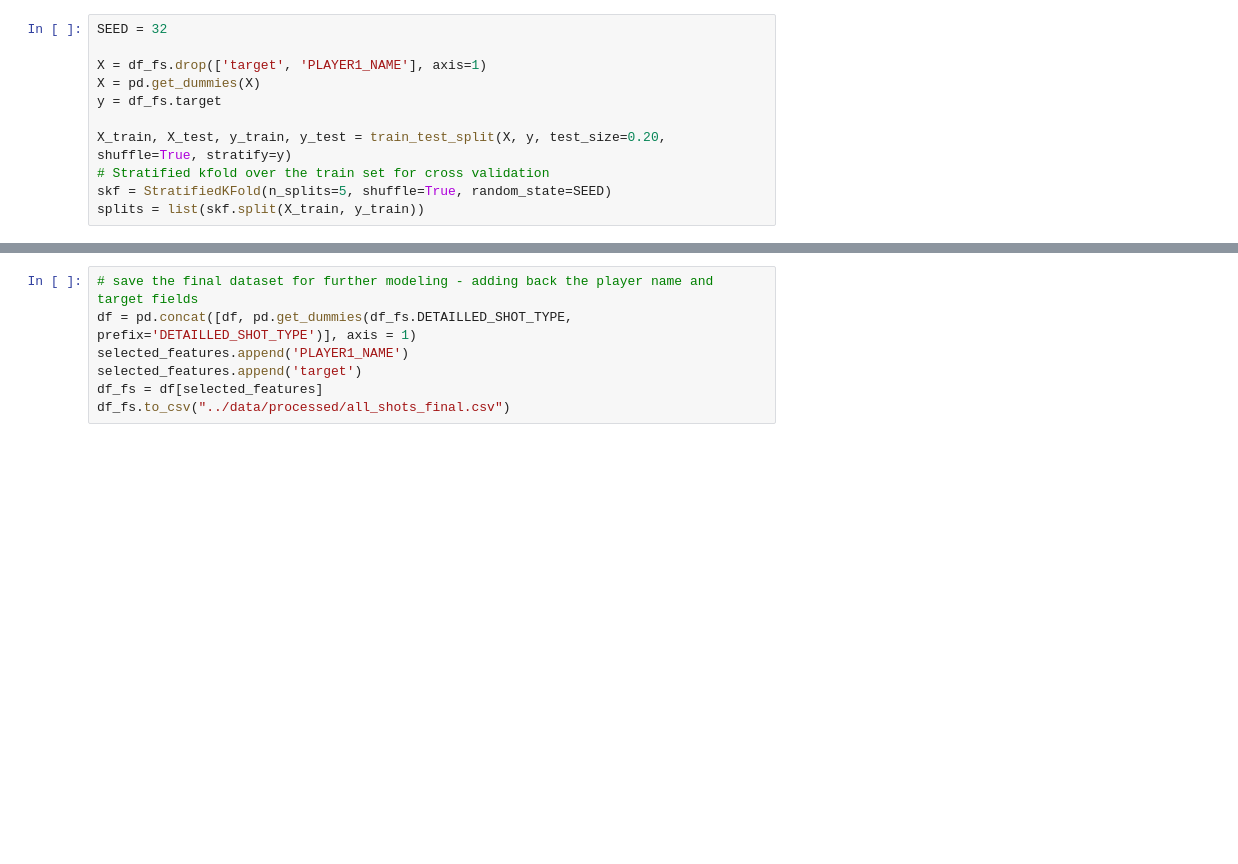
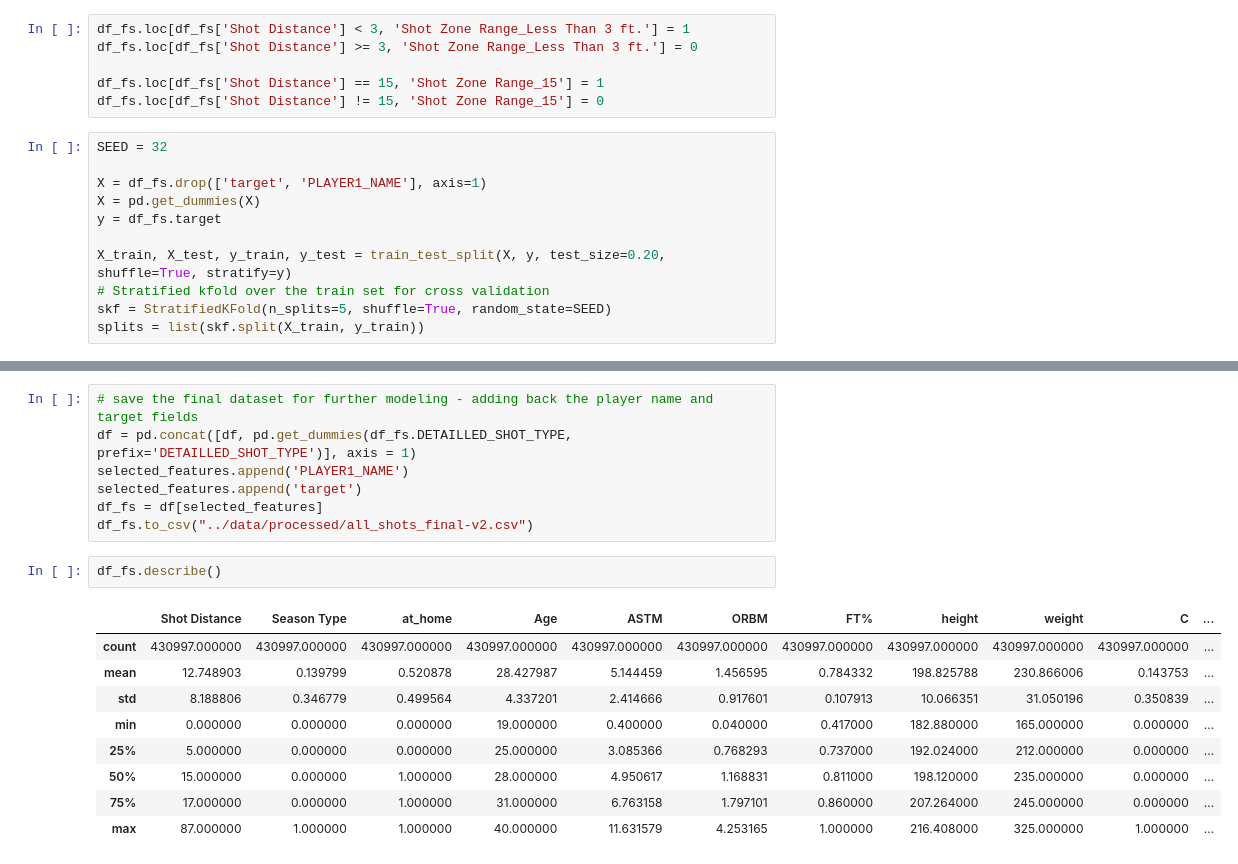
Before and after one commit to DataScientest-Studio/fev24_cds_nba1, a Jupyter notebook: notebooks/5.0-sarah-feature-selection.ipynb, the cells around one changed output, grey strips where cells are left out. Drawn from its saved outputs; the diff is of its cells as text; blank space fills up the shorter version.

```diff
--- a/notebooks/5.0-sarah-feature-selection.ipynb
+++ b/notebooks/5.0-sarah-feature-selection.ipynb
@@ -33,3 +52,9 @@ df_fs = update_shot_type(df_fs)
+# %%
+df_fs.loc[df_fs['Shot Distance'] < 3, 'Shot Zone Range_Less Than 3 ft.'] = 1
+df_fs.loc[df_fs['Shot Distance'] >= 3, 'Shot Zone Range_Less Than 3 ft.'] = 0
+
+df_fs.loc[df_fs['Shot Distance'] == 15, 'Shot Zone Range_15'] = 1
+df_fs.loc[df_fs['Shot Distance'] != 15, 'Shot Zone Range_15'] = 0
 # %%
 SEED = 32
 
@@ -117,4 +144,16 @@ df = pd.concat([df, pd.get_dummies(df_fs.DETAILLED_SHOT_TYPE, prefix='DETAILLED_
 selected_features.append('PLAYER1_NAME')
 selected_features.append('target')
 df_fs = df[selected_features]
-df_fs.to_csv("../data/processed/all_shots_final.csv")
+df_fs.to_csv("../data/processed/all_shots_final-v2.csv")
+# %%
+df_fs.describe()
+# %% [output]
+|  | Shot Distance | Season Type | at_home | Age | ASTM | ORBM | FT% | height | weight | C | ... |
+| count | 430997.000000 | 430997.000000 | 430997.000000 | 430997.000000 | 430997.000000 | 430997.000000 | 430997.000000 | 430997.000000 | 430997.000000 | 430997.000000 | ... |
+| mean | 12.748903 | 0.139799 | 0.520878 | 28.427987 | 5.144459 | 1.456595 | 0.784332 | 198.825788 | 230.866006 | 0.143753 | ... |
+| std | 8.188806 | 0.346779 | 0.499564 | 4.337201 | 2.414666 | 0.917601 | 0.107913 | 10.066351 | 31.050196 | 0.350839 | ... |
+| min | 0.000000 | 0.000000 | 0.000000 | 19.000000 | 0.400000 | 0.040000 | 0.417000 | 182.880000 | 165.000000 | 0.000000 | ... |
+| 25% | 5.000000 | 0.000000 | 0.000000 | 25.000000 | 3.085366 | 0.768293 | 0.737000 | 192.024000 | 212.000000 | 0.000000 | ... |
+| 50% | 15.000000 | 0.000000 | 1.000000 | 28.000000 | 4.950617 | 1.168831 | 0.811000 | 198.120000 | 235.000000 | 0.000000 | ... |
+| 75% | 17.000000 | 0.000000 | 1.000000 | 31.000000 | 6.763158 | 1.797101 | 0.860000 | 207.264000 | 245.000000 | 0.000000 | ... |
+| max | 87.000000 | 1.000000 | 1.000000 | 40.000000 | 11.631579 | 4.253165 | 1.000000 | 216.408000 | 325.000000 | 1.000000 | ... |
```
Also changed, not shown: parts of 4 cells of this notebook, 3 other files.
